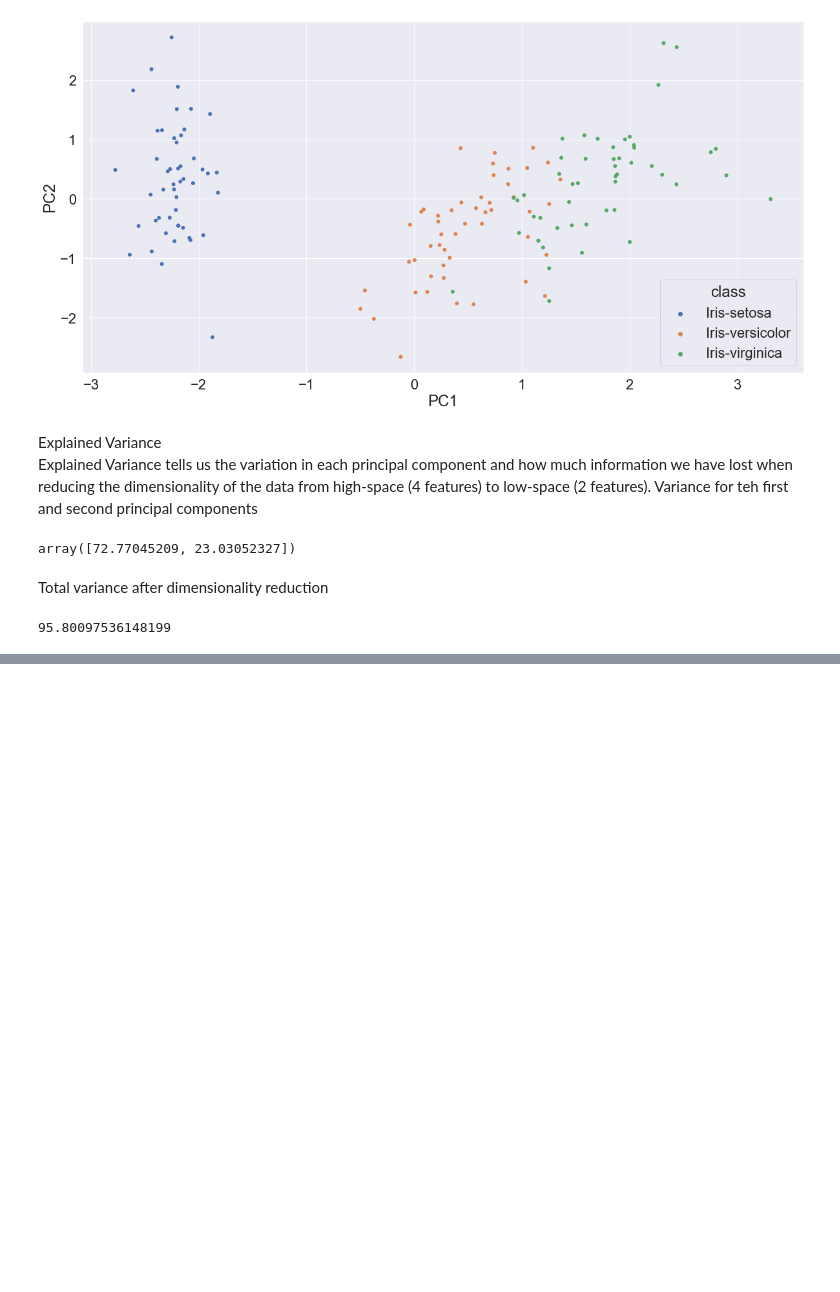
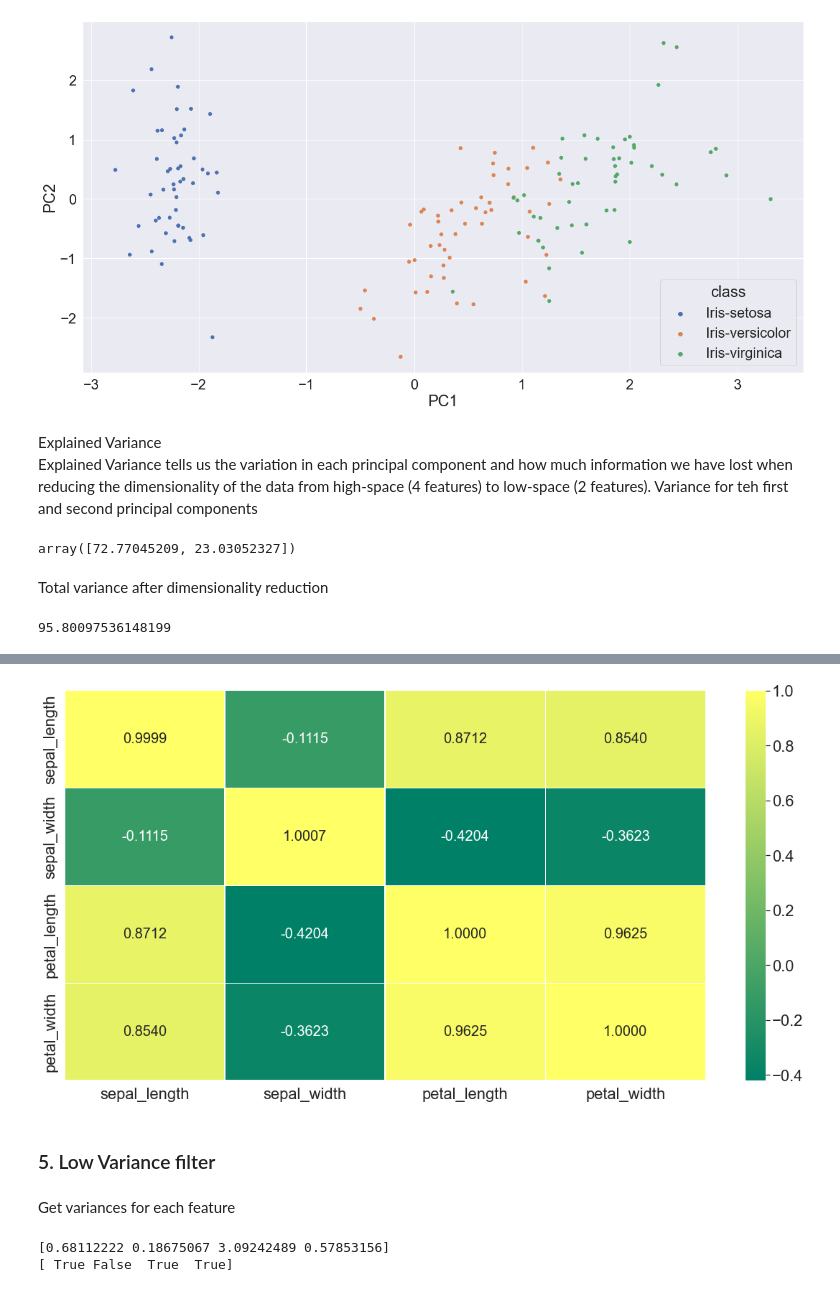
Before and after one commit to SammyOngaya/data2ml, a Jupyter notebook: feature-engineering.ipynb, the cells around one changed output, grey strips where cells are left out. Cells and saved outputs as stored; diff of their text form; code cells hidden in the pictures; blank space fills up the shorter version.

```diff
--- a/feature-engineering.ipynb
+++ b/feature-engineering.ipynb
@@ -96,0 +180,3 @@ sum(pca.explained_variance_ratio_)*100
+# %%
+fa_cov=pd.DataFrame(fa.get_covariance(),columns=X_scaled.columns,index=X_scaled.columns)
+fa_cov
@@ -96,0 +189,11 @@ sum(pca.explained_variance_ratio_)*100
+# %%
+plt.rcParams['axes.labelsize'] = 20
+sns.set(font_scale = 2)
+plt.rcParams['text.color'] = 'blue'
+plt.rcParams['font.size'] = 20
+sns.heatmap(fa_cov, annot=True, fmt=".4f", linewidths=.5,cmap='summer')
+plt.show()
+# %% [output]
+[figure, added]
+# %% [markdown]
+### 5. Low Variance filter
@@ -96,0 +206,8 @@ sum(pca.explained_variance_ratio_)*100
+# %% [markdown]
+Get variances for each feature
+# %%
+print(vt.variances_) # actual variance values
+print(vt.get_support()) # True has high variance False has low variance than the threshold
+# %% [output]
+[0.68112222 0.18675067 3.09242489 0.57853156]
+[ True False  True  True]
```
Also changed, not shown: parts of 50 cells of this notebook.
